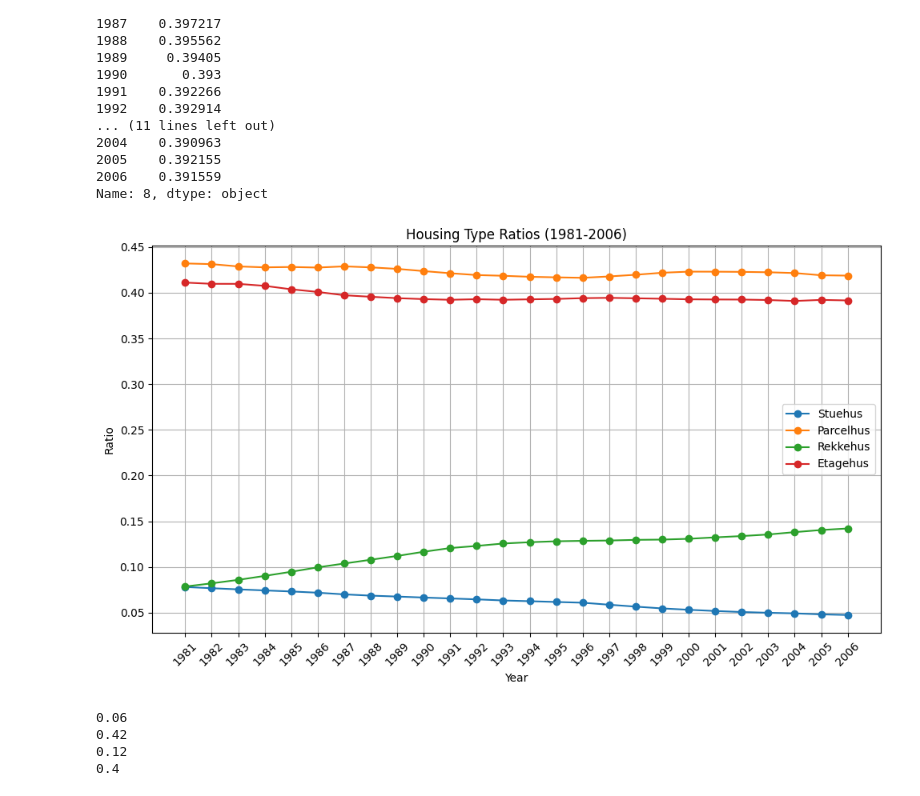
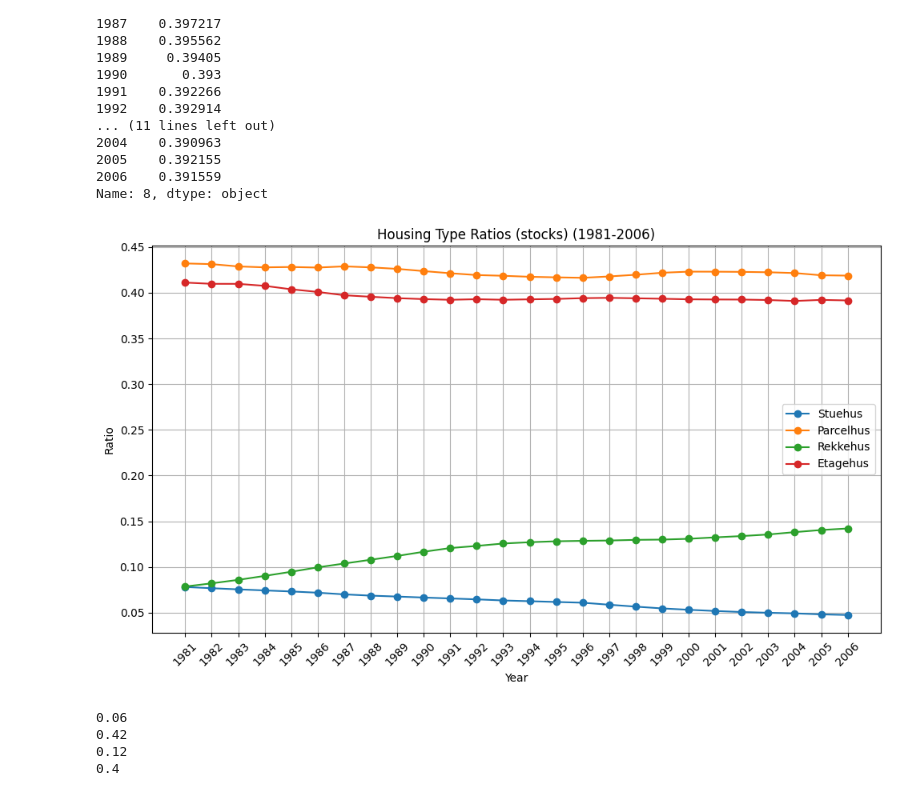
Before and after one commit to emilthestudious/TEP4290-project, a Jupyter notebook: type_split.ipynb, the cells around one changed output. Saved outputs shown, nothing was run; the diff lists cells and outputs as text; code cells hidden in the pictures.

Commit message:
Type_split

```diff
--- a/type_split.ipynb
+++ b/type_split.ipynb
@@ -43,20 +59,20 @@ Name: 8, dtype: object
 # %%
 #Plot every ratio on the same graph
 plt.figure(figsize=(10, 6))
 plt.plot(ratio_stuehus.index, ratio_stuehus.values, label='Stuehus', marker='o')
 plt.plot(ratio_parcelhus.index, ratio_parcelhus.values, label='Parcelhus', marker='o')
 plt.plot(ratio_rekkehus.index, ratio_rekkehus.values, label='Rekkehus', marker='o')
 plt.plot(ratio_etage.index, ratio_etage.values, label='Etagehus', marker='o')
-plt.title('Housing Type Ratios (1981-2006)')
+plt.title('Housing Type Ratios (stocks) (1981-2006)')
 plt.xlabel('Year')
 plt.ylabel('Ratio')
 plt.xticks(rotation=45)
 plt.legend()
 plt.grid()
 plt.tight_layout()
 plt.show()
 # %% [output]
-[figure, old version]
+[figure, new version]
 # %%
 avg_ratio_stuehus = ratio_stuehus.mean()
 avg_ratio_parcelhus = ratio_parcelhus.mean()
```
Also changed, not shown: parts of 6 cells of this notebook.
